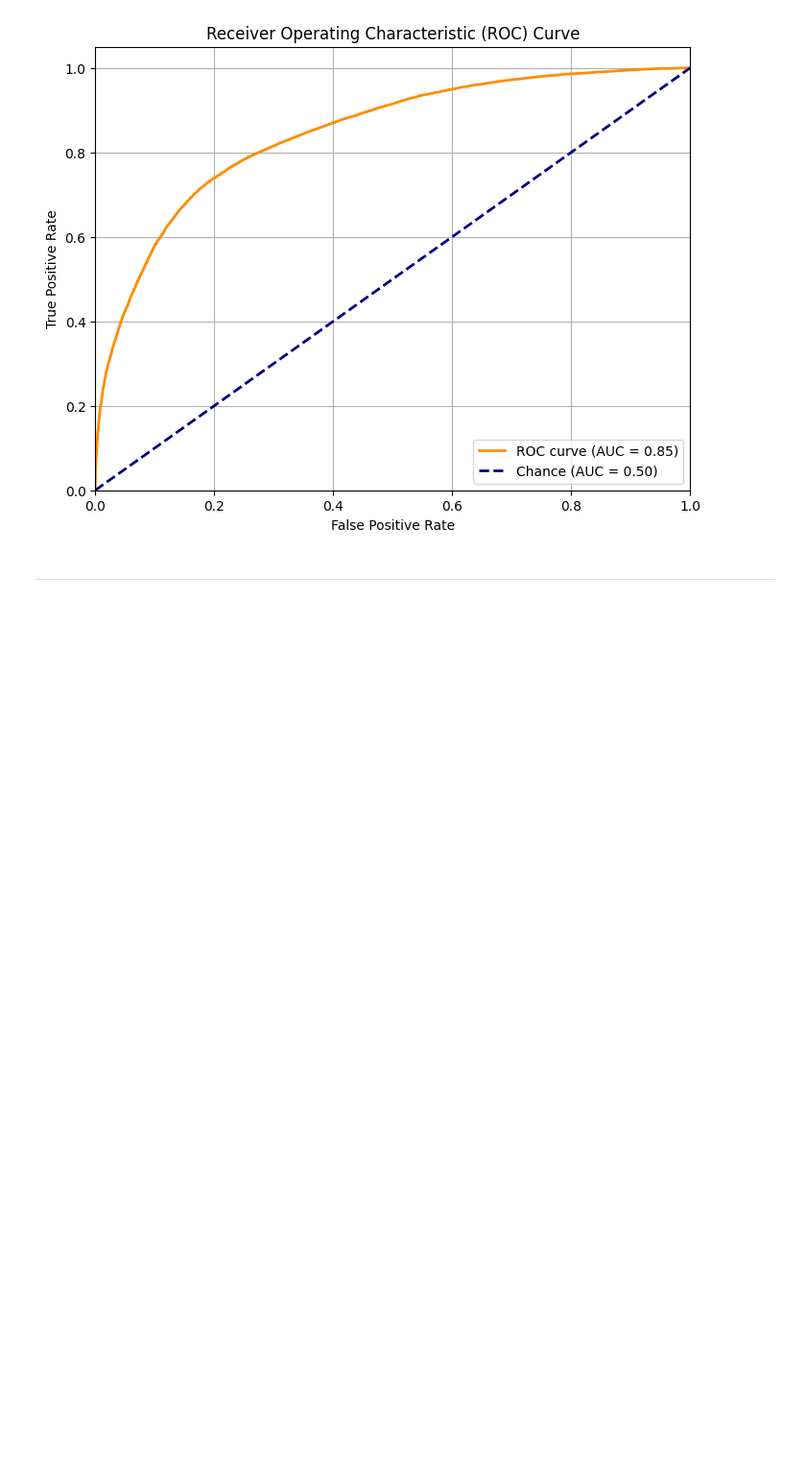
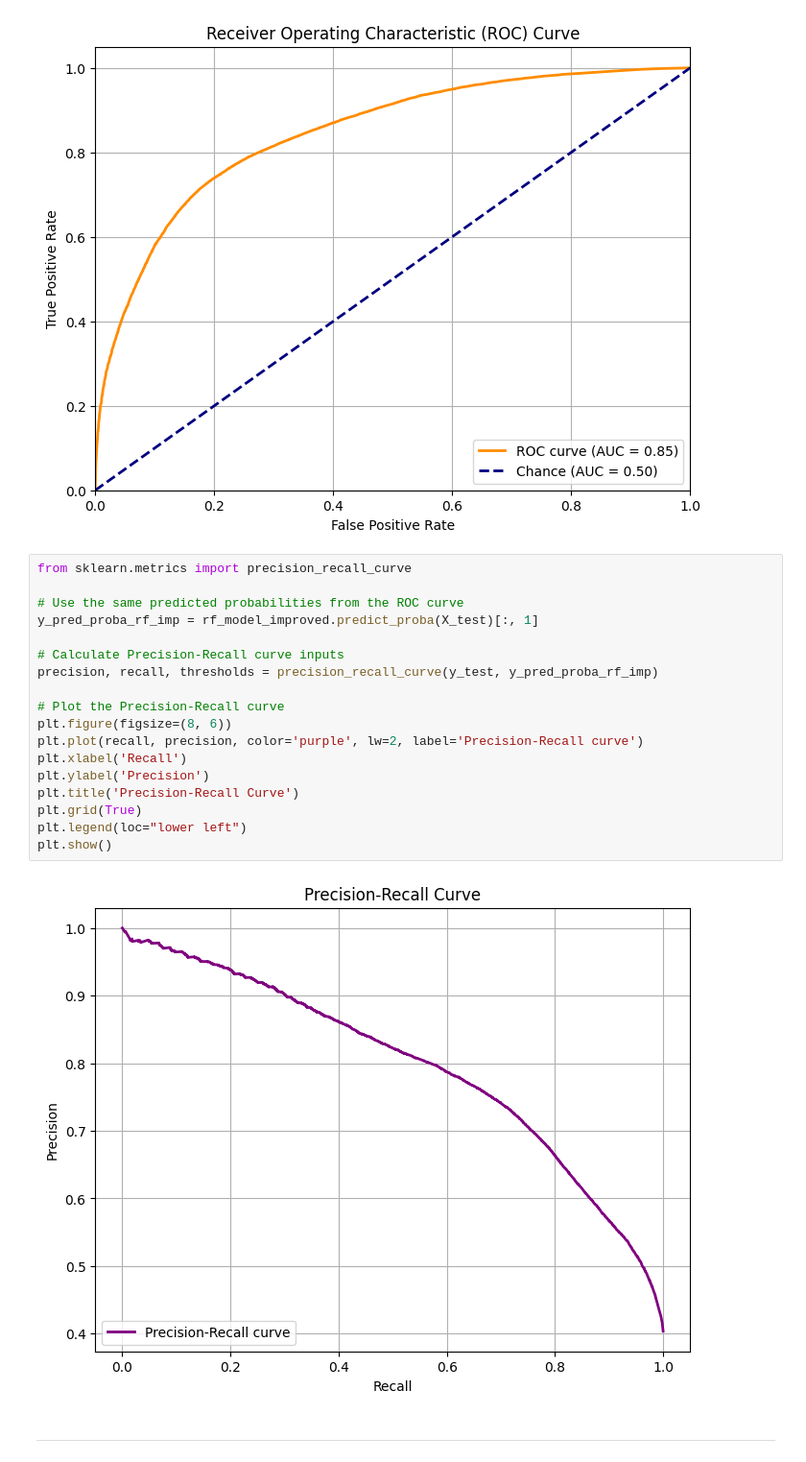
Before and after one commit to MaruflRana/kickstarter-success-prediction, a Jupyter notebook: kickstarter-success-prediction_Final.ipynb, the cells around one changed output. Shown: that part at 96% size. Drawn from its saved outputs; the diff is of its cells as text; blank space fills up the shorter version.

```diff
--- a/kickstarter-success-prediction_Final.ipynb
+++ b/kickstarter-success-prediction_Final.ipynb
@@ -281,6 +318,26 @@ plt.grid(True)
 plt.show()
 # %% [output]
 [figure]
+# %%
+from sklearn.metrics import precision_recall_curve
+
+# Use the same predicted probabilities from the ROC curve
+y_pred_proba_rf_imp = rf_model_improved.predict_proba(X_test)[:, 1]
+
+# Calculate Precision-Recall curve inputs
+precision, recall, thresholds = precision_recall_curve(y_test, y_pred_proba_rf_imp)
+
+# Plot the Precision-Recall curve
+plt.figure(figsize=(8, 6))
+plt.plot(recall, precision, color='purple', lw=2, label='Precision-Recall curve')
+plt.xlabel('Recall')
+plt.ylabel('Precision')
+plt.title('Precision-Recall Curve')
+plt.grid(True)
+plt.legend(loc="lower left")
+plt.show()
+# %% [output]
+[figure, added]
 # %% [markdown]
 ---
 # %% [markdown]
```
Also changed, not shown: parts of 2 cells of this notebook, 2 other files.
